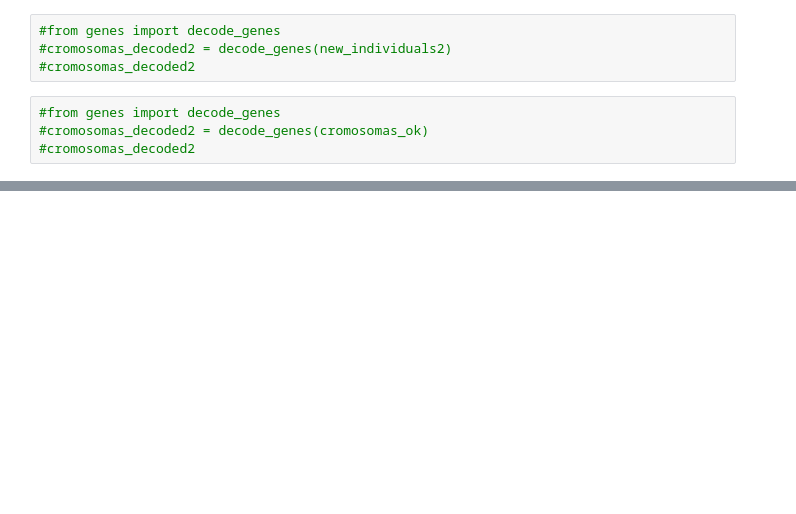
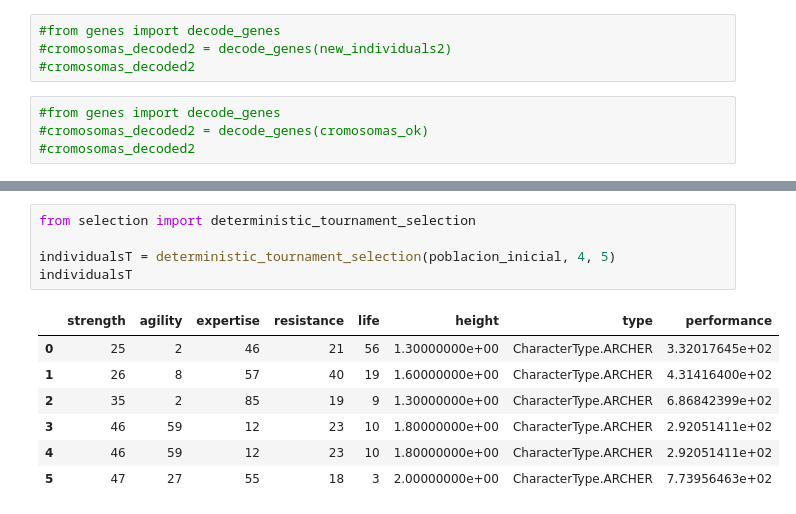
Before and after one commit to marianopm/sia-tp2, a Jupyter notebook: src/test.ipynb, the cells around one changed output, grey strips where cells are left out. Drawn from its saved outputs; the diff is of its cells as text; blank space fills up the shorter version.

```diff
--- a/src/test.ipynb
+++ b/src/test.ipynb
@@ -241,0 +217,13 @@ sum: 0.9999999999999999
+# %%
+from selection import deterministic_tournament_selection
+
+individualsT = deterministic_tournament_selection(poblacion_inicial, 4, 5)
+individualsT
+# %% [output]
+|  | strength | agility | expertise | resistance | life | height | type | performance |
+| 0 | 25 | 2 | 46 | 21 | 56 | 1.30000000e+00 | CharacterType.ARCHER | 3.32017645e+02 |
+| 1 | 26 | 8 | 57 | 40 | 19 | 1.60000000e+00 | CharacterType.ARCHER | 4.31416400e+02 |
+| 2 | 35 | 2 | 85 | 19 | 9 | 1.30000000e+00 | CharacterType.ARCHER | 6.86842399e+02 |
+| 3 | 46 | 59 | 12 | 23 | 10 | 1.80000000e+00 | CharacterType.ARCHER | 2.92051411e+02 |
+| 4 | 46 | 59 | 12 | 23 | 10 | 1.80000000e+00 | CharacterType.ARCHER | 2.92051411e+02 |
+| 5 | 47 | 27 | 55 | 18 | 3 | 2.00000000e+00 | CharacterType.ARCHER | 7.73956463e+02 |
```
Also changed, not shown: parts of 9 cells of this notebook, 1 other file.
